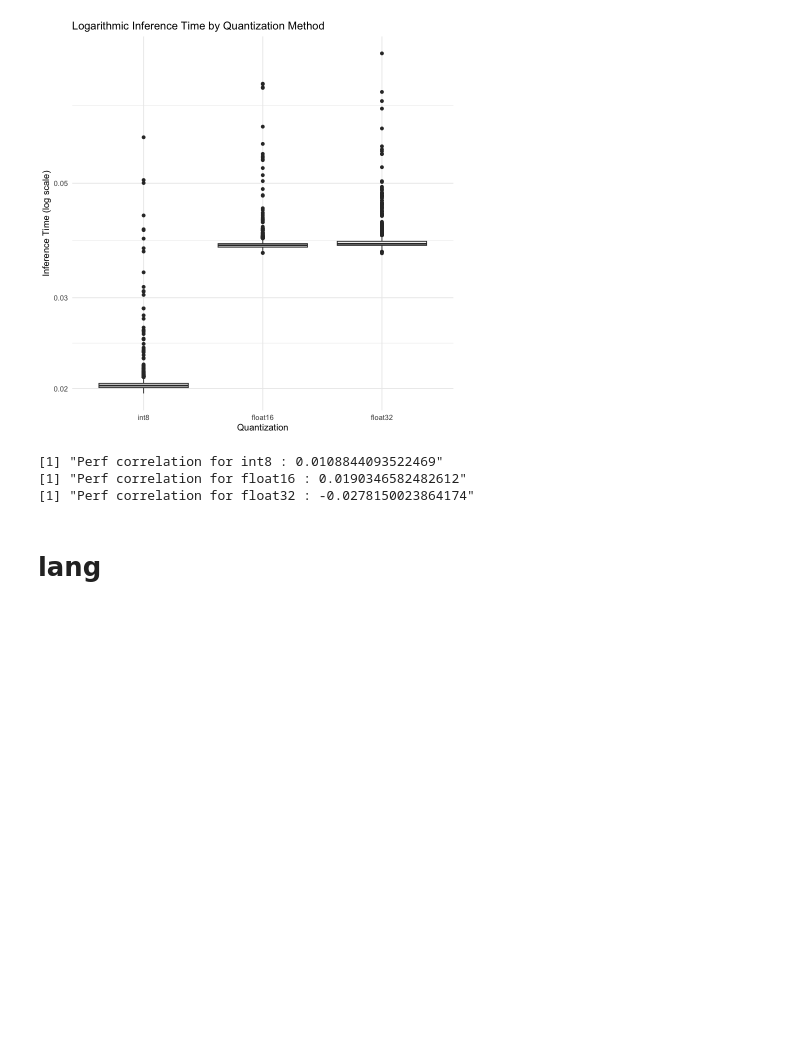
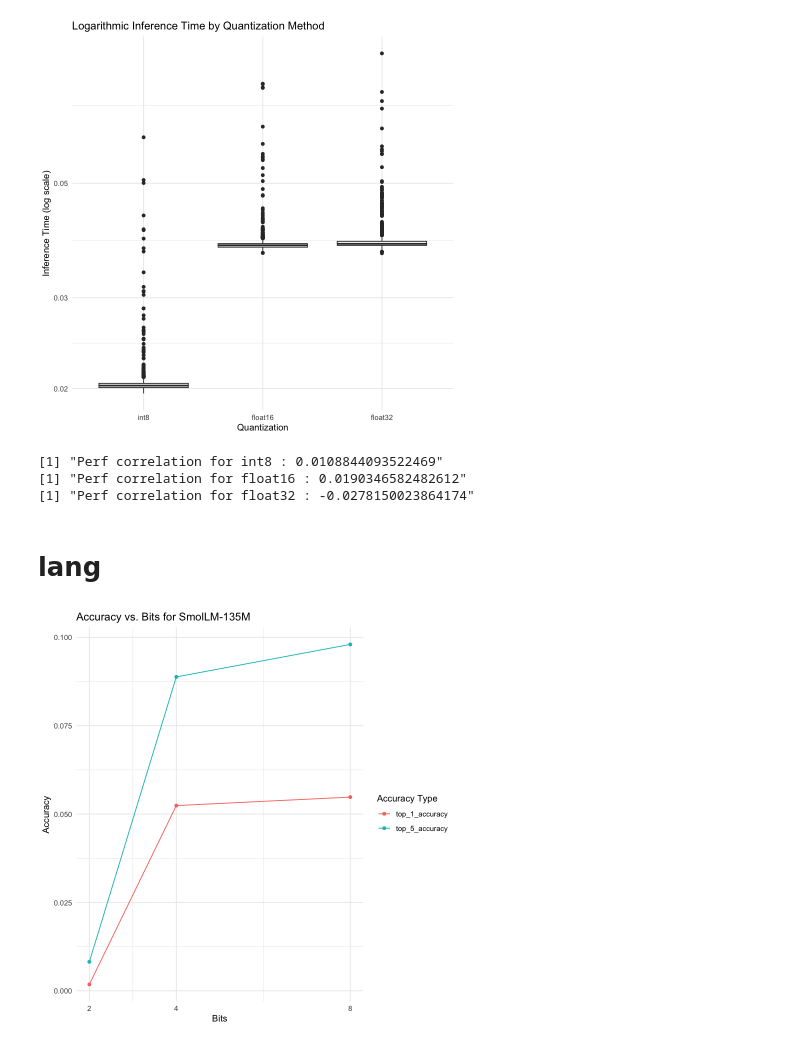
Before and after one commit to sueszli/byte-sized-gains, a Jupyter notebook: src/plot.ipynb, the cells around one changed output. Drawn from its saved outputs; the diff is of its cells as text; code cells hidden in the pictures; blank space fills up the shorter version.

```diff
--- a/src/plot.ipynb
+++ b/src/plot.ipynb
@@ -140,3 +140,26 @@ for (quant in unique(data$quantization)) {
 [1] "Perf correlation for float32 : -0.0278150023864174"
 # %% [markdown]
 # lang
+# %%
+
+data <- read.csv("../data/lang.csv")
+
+# Reshape data for plotting
+accuracy_data <- data %>%
+  select(bits, top_1_accuracy, top_5_accuracy) %>%
+  pivot_longer(cols = c(top_1_accuracy, top_5_accuracy),
+               names_to = "accuracy_type",
+               values_to = "accuracy")
+
+# Create the plot
+ggplot(accuracy_data, aes(x = bits, y = accuracy, color = accuracy_type, group = accuracy_type)) +
+  geom_line() +
+  geom_point() +
+  scale_x_continuous(breaks = c(2, 4, 8)) +
+  labs(title = "Accuracy vs. Bits for SmolLM-135M",
+       x = "Bits",
+       y = "Accuracy",
+       color = "Accuracy Type") +
+  theme_minimal()
+# %% [output]
+[figure, added]
```
Also changed, not shown: parts of 2 cells of this notebook, 1 other file.
